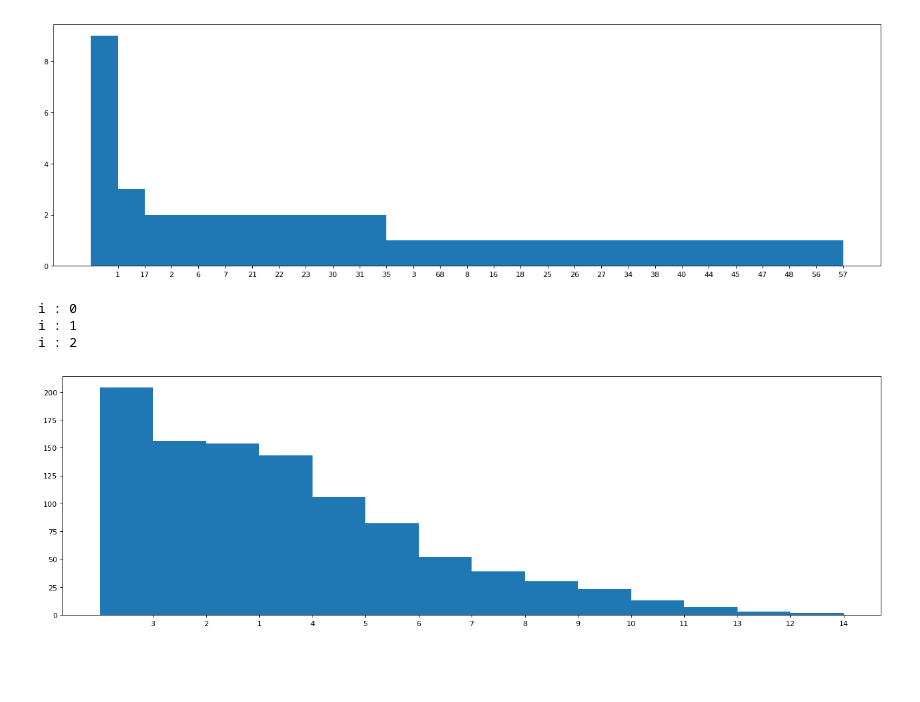
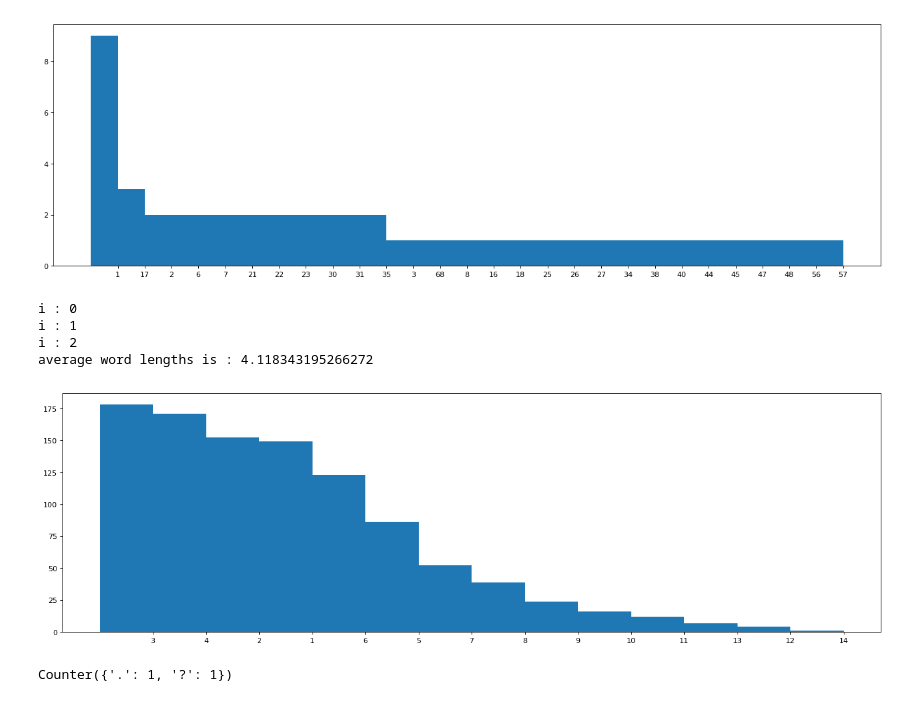
Before and after one commit to lucerne/com_metrics_chatbot, a Jupyter notebook: code/analyze_aclImdb.ipynb, the cells around one changed output. Cells and saved outputs as stored; diff of their text form; code cells hidden in the pictures; blank space fills up the shorter version.

Commit message:
added histogram of basic word features

```diff
--- a/code/analyze_aclImdb.ipynb
+++ b/code/analyze_aclImdb.ipynb
@@ -65,3 +138,8 @@ counter = analyzeWordLength(doc)
 print(counter)
 # %% [output]
 Counter({2: 3, 1: 2, 3: 2, 4: 1, 5: 1, 7: 1, 8: 1})
+# %%
+parsed_text = 'This is an awesome sentence. Where is the cat?'
+doc = nlp(parsed_text)
+counter = analyzePunctuation(doc)
+print(counter)
@@ -67,0 +198,5 @@ Counter({2: 3, 1: 2, 3: 2, 4: 1, 5: 1, 7: 1, 8: 1})
+# %%
+parsed_text = 'This is an awesome sentence. I am running. It rains.'
+doc = nlp(parsed_text)
+counterVerb = analyzeVerb(doc)
+print(counterVerb)
@@ -187,34 +323,39 @@ SENTENCE : It has some Muppified traditional favorites, but also some original D
 # %%
 '''
 Word lengths histogram
 error: doc input string cannot succeed 1 million characters
-problem: non-edited opinion text can have long and publish unaccepted sentence structures
 '''
 
 # read_files = glob.glob("/home/luluvyd/corpus/aclImdb/train/pos/*.txt")
 read_files = glob.glob(directory + '*.txt')
 
-counter = Counter('')
+counterWord = Counter('')
 i = 0
 
 for infile in read_files:
     print('i : ' + str(i))
     with open(infile, 'r', errors='replace') as f:
         text = f.read()
         doc = nlp(text)
-        counter += analyzeWordLength(doc)
+        counterWord += analyzeWordLength(doc)
         i += 1
 
+mean = sum([k*v for k, v in counterWord.items()]) / sumCounter(counterWord)
+print('average word lengths is : ' + str(mean))
 
 plt.figure(num=None, figsize=(20, 6), dpi=80, facecolor='w', edgecolor='k')
-labels, values = rankCounter(counter)
+labels, values = rankCounter(counterWord)
 indexes = np.arange(len(labels))
 width = 1
 plt.bar(indexes, values, width)
 plt.xticks(indexes + width * 0.5, labels)
 plt.show()
+
+counter
 # %% [output]
 i : 0
 i : 1
 i : 2
+average word lengths is : 4.118343195266272
-[figure, old version]
+[figure, new version]
+Counter({'.': 1, '?': 1})
```
Also changed, not shown: parts of 22 cells of this notebook, 1 other file.
